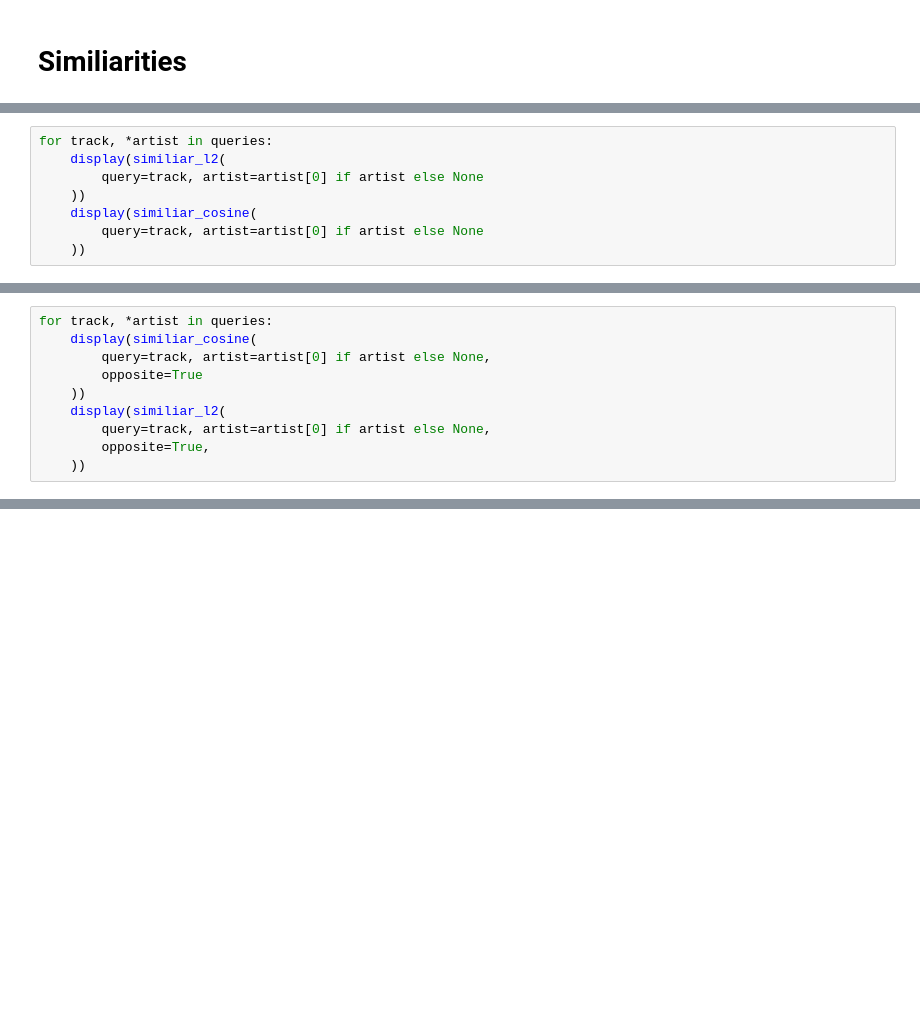
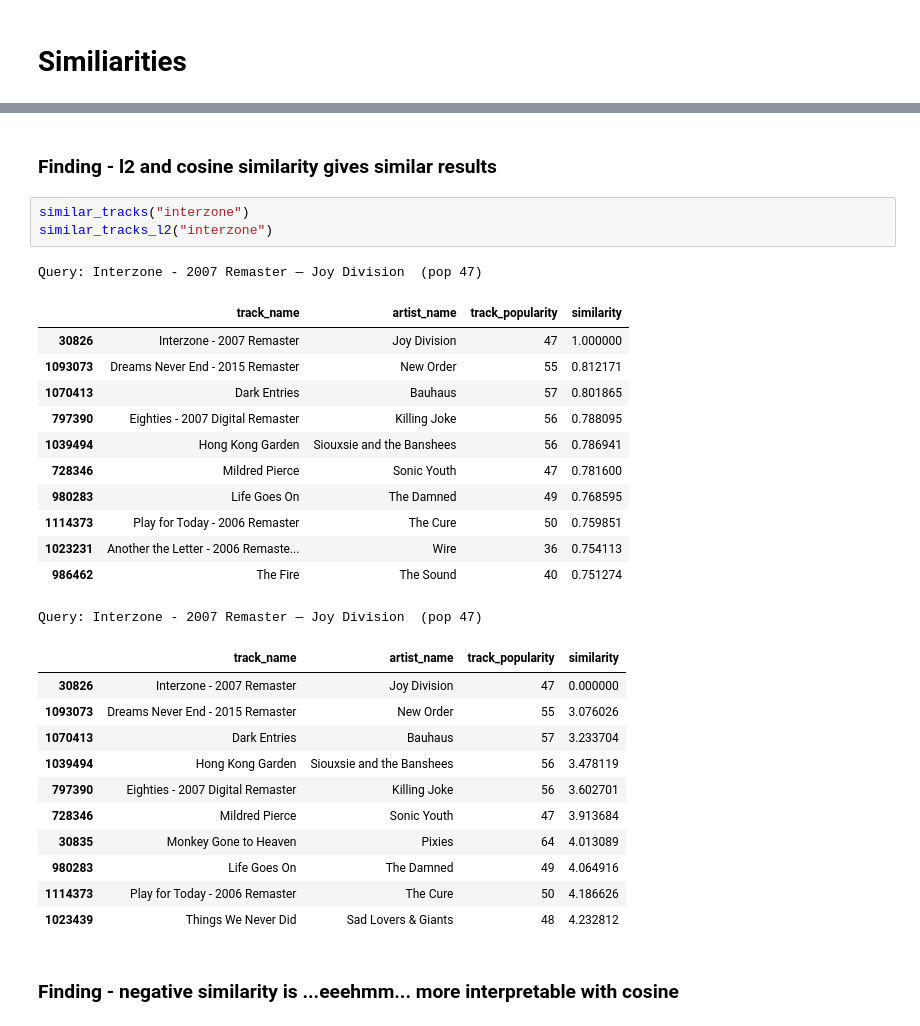
Before and after one commit to peppedilillo/toposonico, a Jupyter notebook: spotify-rec/notebooks/16_embedding_exploration.ipynb, the cells around one changed output, grey strips where cells are left out. Drawn from its saved outputs; the diff is of its cells as text; blank space fills up the shorter version.

```diff
--- a/spotify-rec/notebooks/16_embedding_exploration.ipynb
+++ b/spotify-rec/notebooks/16_embedding_exploration.ipynb
@@ -185,8 +95,0 @@ queries = [
-# %%
-for track, *artist in queries:
-    display(similiar_l2(
-        query=track, artist=artist[0] if artist else None
-    ))
-    display(similiar_cosine(
-        query=track, artist=artist[0] if artist else None
-    ))
@@ -218,10 +95,0 @@ Query: Dunkelheit — Burzum  (pop 54)
-# %%
-for track, *artist in queries:
-    display(similiar_cosine(
-        query=track, artist=artist[0] if artist else None,
-        opposite=True
-    ))
-    display(similiar_l2(
-        query=track, artist=artist[0] if artist else None,
-        opposite=True,
-    ))
@@ -314,0 +293,32 @@ Length: 205141, dtype: int64
+# %% [markdown]
+### Finding - l2 and cosine similarity gives similar results
+# %%
+similar_tracks("interzone")
+similar_tracks_l2("interzone")
+# %% [output]
+Query: Interzone - 2007 Remaster — Joy Division  (pop 47)
+|  | track_name | artist_name | track_popularity | similarity |
+| 30826 | Interzone - 2007 Remaster | Joy Division | 47 | 1.000000 |
+| 1093073 | Dreams Never End - 2015 Remaster | New Order | 55 | 0.812171 |
+| 1070413 | Dark Entries | Bauhaus | 57 | 0.801865 |
+| 797390 | Eighties - 2007 Digital Remaster | Killing Joke | 56 | 0.788095 |
+| 1039494 | Hong Kong Garden | Siouxsie and the Banshees | 56 | 0.786941 |
+| 728346 | Mildred Pierce | Sonic Youth | 47 | 0.781600 |
+| 980283 | Life Goes On | The Damned | 49 | 0.768595 |
+| 1114373 | Play for Today - 2006 Remaster | The Cure | 50 | 0.759851 |
+| 1023231 | Another the Letter - 2006 Remaste... | Wire | 36 | 0.754113 |
+| 986462 | The Fire | The Sound | 40 | 0.751274 |
+Query: Interzone - 2007 Remaster — Joy Division  (pop 47)
+|  | track_name | artist_name | track_popularity | similarity |
+| 30826 | Interzone - 2007 Remaster | Joy Division | 47 | 0.000000 |
+| 1093073 | Dreams Never End - 2015 Remaster | New Order | 55 | 3.076026 |
+| 1070413 | Dark Entries | Bauhaus | 57 | 3.233704 |
+| 1039494 | Hong Kong Garden | Siouxsie and the Banshees | 56 | 3.478119 |
+| 797390 | Eighties - 2007 Digital Remaster | Killing Joke | 56 | 3.602701 |
+| 728346 | Mildred Pierce | Sonic Youth | 47 | 3.913684 |
+| 30835 | Monkey Gone to Heaven | Pixies | 64 | 4.013089 |
+| 980283 | Life Goes On | The Damned | 49 | 4.064916 |
+| 1114373 | Play for Today - 2006 Remaster | The Cure | 50 | 4.186626 |
+| 1023439 | Things We Never Did | Sad Lovers & Giants | 48 | 4.232812 |
+# %% [markdown]
+### Finding - negative similarity is ...eeehmm... more interpretable with cosine
```
Also changed, not shown: parts of 32 cells of this notebook, 7 other files.
